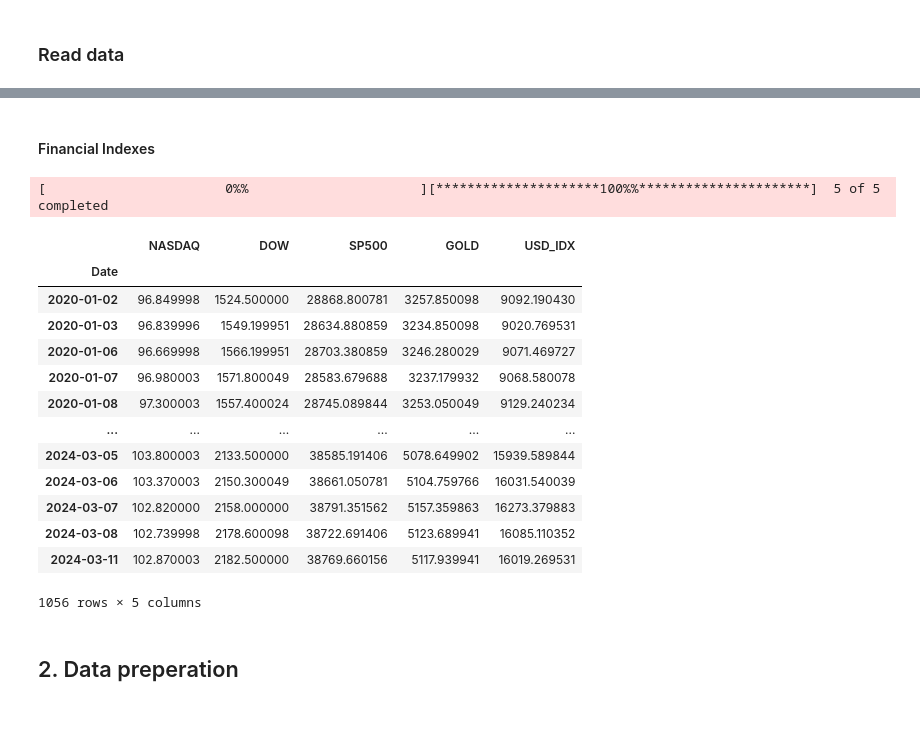
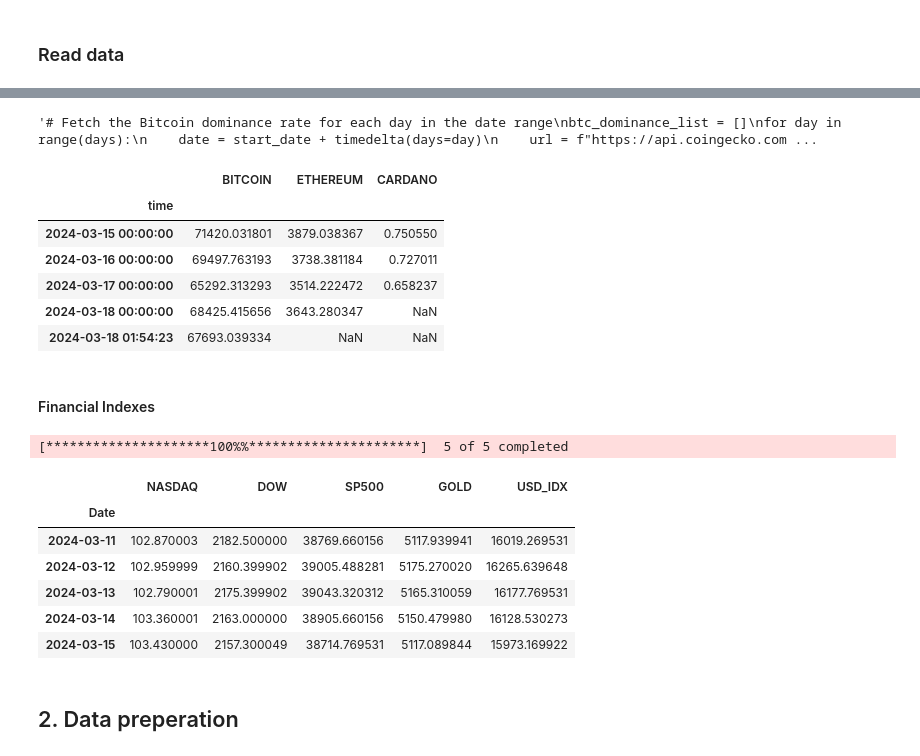
Before and after one commit to faridjn/BTC_price_prediction, a Jupyter notebook: notebooks/ADA_Price_Prediction_SARIMAX.ipynb, the cells around one changed output, grey strips where cells are left out. Saved outputs shown, nothing was run; the diff lists cells and outputs as text; code cells hidden in the pictures; blank space fills up the shorter version.

```diff
--- a/notebooks/ADA_Price_Prediction_SARIMAX.ipynb
+++ b/notebooks/ADA_Price_Prediction_SARIMAX.ipynb
@@ -36,4 +33,11 @@ import requests
 # %% [markdown]
 ### Load the data
 # %%
-TARGET_FEATURE = "ADA"
+# Get dates
+START_DATE = "2018-01-01"
+print(f"Start date: {START_DATE}")
+
+TODAY = datetime.today().date()
+print(f"Current date: {TODAY}")
+
+NUM_STEPS = 10
@@ -52,9 +49,2 @@ api_key = os.getenv('eia_api_key')
 # %% [markdown]
 ### Read data
-# %%
-# Get dates
-START_DATE = "2020-01-01"
-print(f"Start date: {START_DATE}")
-
-TODAY = datetime.today().date() # get today's date
-print(f"Current date: {TODAY}")
@@ -146,33 +103,56 @@ display(df_crypto)
+# %%
+'''# Fetch the Bitcoin dominance rate for each day in the date range
+btc_dominance_list = []
+for day in range(days):
+    date = start_date + timedelta(days=day)
+    url = f"https://api.coingecko.com/api/v3/coins/markets?vs_currency=usd&ids=bitcoin"
+    response = requests.get(url)
+    btc_data = response.json()
+    btc_market_cap = btc_data[0]['market_cap']
+
+    url = "https://api.coingecko.com/api/v3/global"
+    response = requests.get(url)
+    global_data = response.json()
+    total_market_cap = global_data['data']['total_market_cap']['usd']
+
+    btc_dominance = (btc_market_cap / total_market_cap) * 100
+    btc_dominance_list.append(btc_dominance)
+
+# Add the Bitcoin dominance rate to the DataFrame
+df_crypto['BTC_Dominance'] = btc_dominance_list'''
+# %% [output]
+'# Fetch the Bitcoin dominance rate for each day in the date range\nbtc_dominance_list = []\nfor day in range(days):\n    date = start_date + timedelta(days=day)\n    url = f"https://api.coingecko.com ...
+# %%
+# Display the DataFrame
+display(df_crypto.tail())
+# %% [output]
+|  | BITCOIN | ETHEREUM | CARDANO |
+| time |  |  |  |
+| 2024-03-15 00:00:00 | 71420.031801 | 3879.038367 | 0.750550 |
+| 2024-03-16 00:00:00 | 69497.763193 | 3738.381184 | 0.727011 |
+| 2024-03-17 00:00:00 | 65292.313293 | 3514.222472 | 0.658237 |
+| 2024-03-18 00:00:00 | 68425.415656 | 3643.280347 | NaN |
+| 2024-03-18 01:54:23 | 67693.039334 | NaN | NaN |
 # %% [markdown]
 #### Financial Indexes
 # %%
-#Define the symbols for the data you want to download from yfinance
+#Define the symbols for the data_modeled you want to download from yfinance
 yfinance_symbols = ['^IXIC', '^DJI', '^GSPC', 'GC=F', 'DX-Y.NYB']
 
-# Get today's date
-today = date.today()
-
-# Download stock data from yfinance and save into DataFrame
+# Download stock data_modeled from yfinance and save into DataFrame
 data_yfinance = yf.download(yfinance_symbols, start=START_DATE, end=TODAY)['Adj Close']
 
 data_yfinance.columns = ['NASDAQ', 'DOW', 'SP500', 'GOLD', 'USD_IDX']
-display(data_yfinance)
+display(data_yfinance.tail())
 # %% [output]
-[                       0%%                      ][*********************100%%**********************]  5 of 5 completed
+[*********************100%%**********************]  5 of 5 completed
 |  | NASDAQ | DOW | SP500 | GOLD | USD_IDX |
 | Date |  |  |  |  |  |
-| 2020-01-02 | 96.849998 | 1524.500000 | 28868.800781 | 3257.850098 | 9092.190430 |
-| 2020-01-03 | 96.839996 | 1549.199951 | 28634.880859 | 3234.850098 | 9020.769531 |
-| 2020-01-06 | 96.669998 | 1566.199951 | 28703.380859 | 3246.280029 | 9071.469727 |
-| 2020-01-07 | 96.980003 | 1571.800049 | 28583.679688 | 3237.179932 | 9068.580078 |
-| 2020-01-08 | 97.300003 | 1557.400024 | 28745.089844 | 3253.050049 | 9129.240234 |
-| ... | ... | ... | ... | ... | ... |
-| 2024-03-05 | 103.800003 | 2133.500000 | 38585.191406 | 5078.649902 | 15939.589844 |
-| 2024-03-06 | 103.370003 | 2150.300049 | 38661.050781 | 5104.759766 | 16031.540039 |
-| 2024-03-07 | 102.820000 | 2158.000000 | 38791.351562 | 5157.359863 | 16273.379883 |
-| 2024-03-08 | 102.739998 | 2178.600098 | 38722.691406 | 5123.689941 | 16085.110352 |
 | 2024-03-11 | 102.870003 | 2182.500000 | 38769.660156 | 5117.939941 | 16019.269531 |
+| 2024-03-12 | 102.959999 | 2160.399902 | 39005.488281 | 5175.270020 | 16265.639648 |
+| 2024-03-13 | 102.790001 | 2175.399902 | 39043.320312 | 5165.310059 | 16177.769531 |
+| 2024-03-14 | 103.360001 | 2163.000000 | 38905.660156 | 5150.479980 | 16128.530273 |
+| 2024-03-15 | 103.430000 | 2157.300049 | 38714.769531 | 5117.089844 | 15973.169922 |
-1056 rows × 5 columns
 # %% [markdown]
 ## 2. Data preperation
 # %% [markdown]
```
Also changed, not shown: parts of 54 cells of this notebook.
